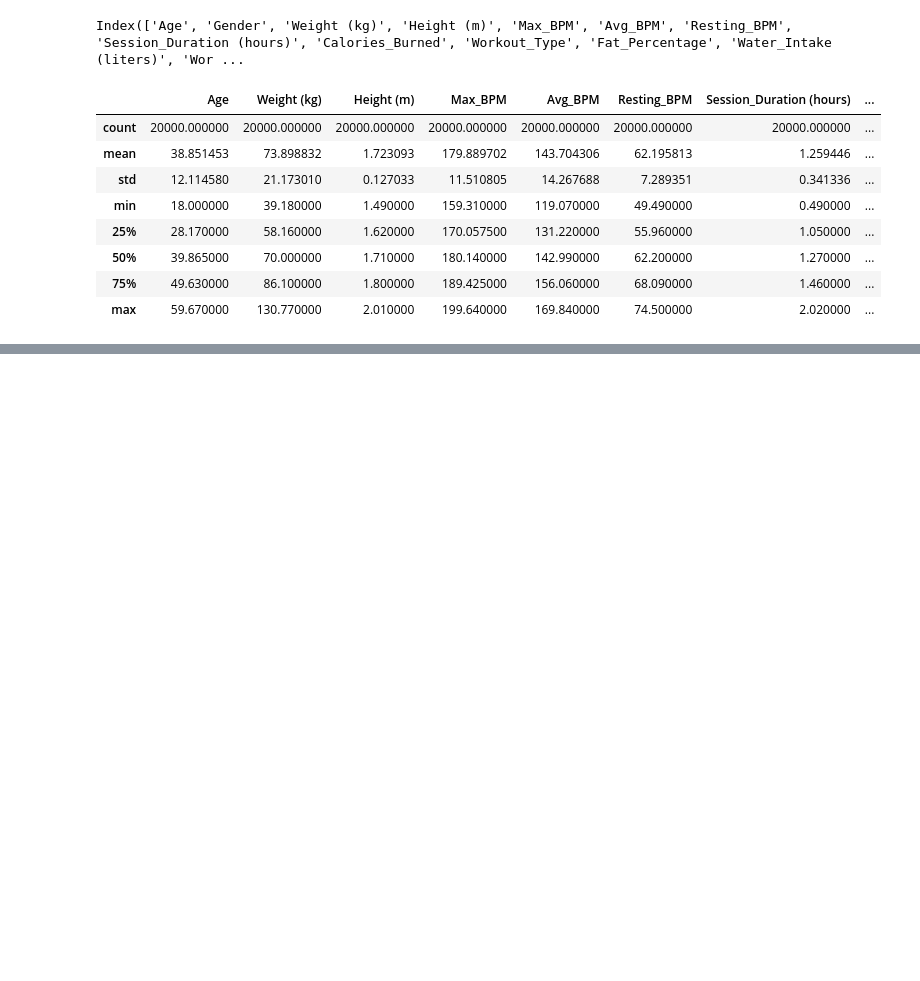
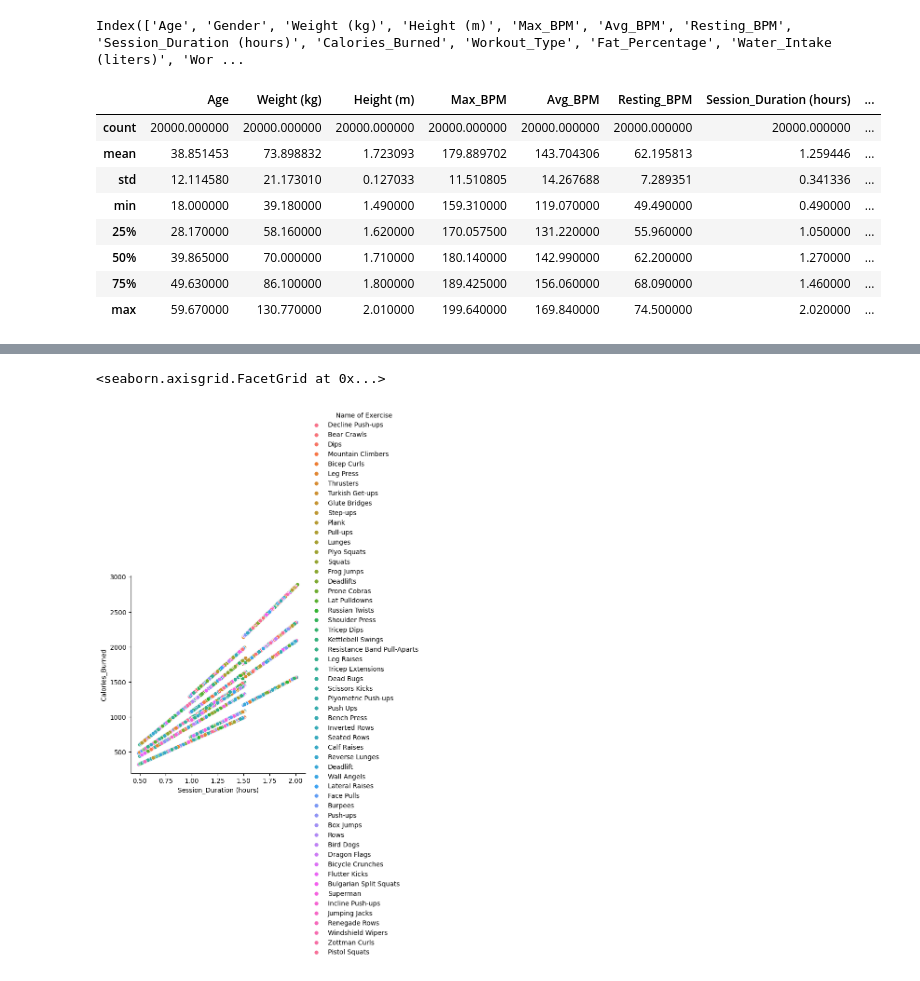
Before and after one commit to rmunozcuevas/datamining, a Jupyter notebook: project_three/regression.ipynb, the cells around one changed output, grey strips where cells are left out. Drawn from its saved outputs; the diff is of its cells as text; code cells hidden in the pictures; blank space fills up the shorter version.

```diff
--- a/project_three/regression.ipynb
+++ b/project_three/regression.ipynb
@@ -102,0 +208,11 @@ df_clean.head()
+# %%
+sns.relplot(
+    data=prob_one,
+    x="Session_Duration (hours)",
+    y="Calories_Burned",
+    hue="Name of Exercise",
+    kind="scatter"
+)
+# %% [output]
+<seaborn.axisgrid.FacetGrid at 0x...>
+[figure, added]
```
Also changed, not shown: parts of 12 cells of this notebook, 1 other file.
